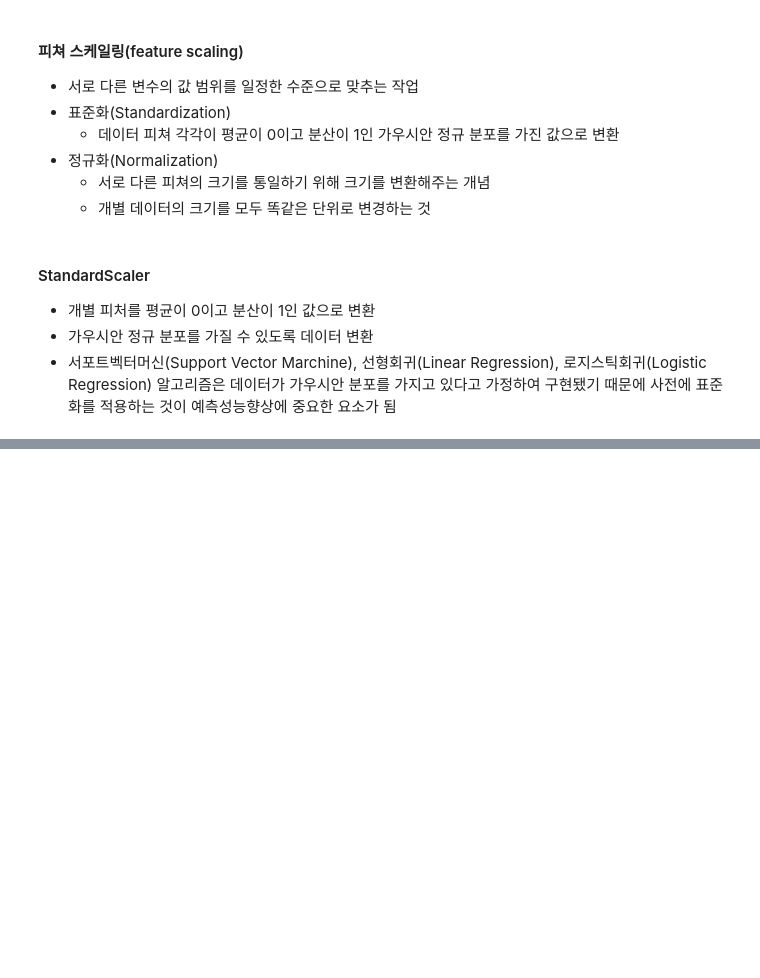
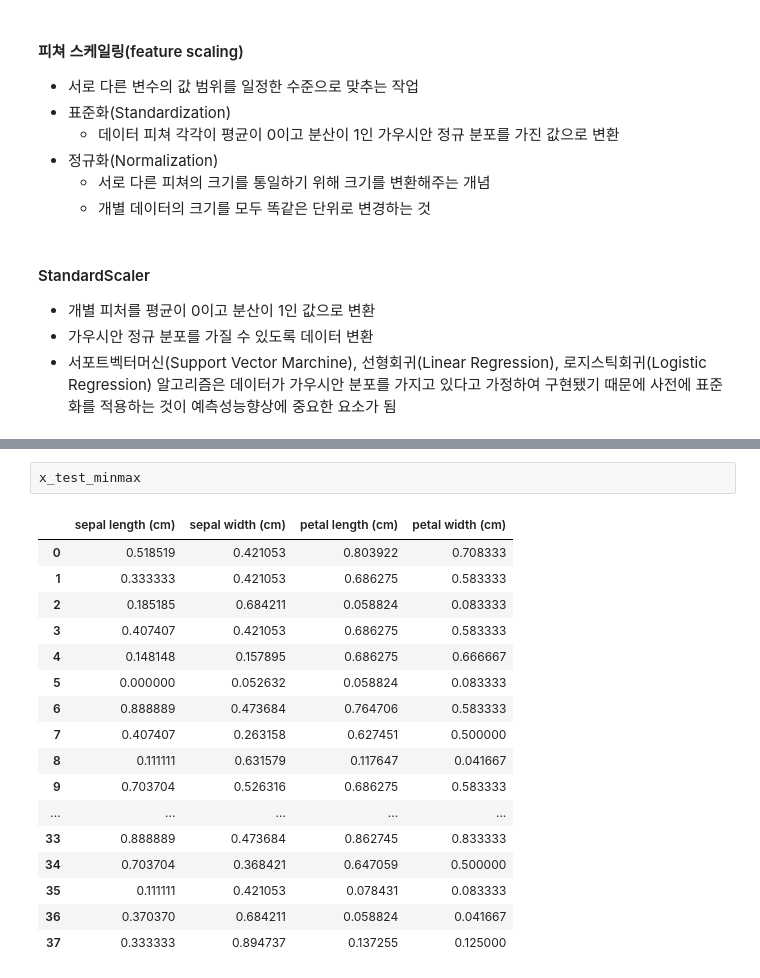
Before and after one commit to Jung-jieun/python-big-data-analysis, a Jupyter notebook: EDA.ipynb, the cells around one changed output, grey strips where cells are left out. Saved outputs shown, nothing was run; the diff lists cells and outputs as text; blank space fills up the shorter version.

```diff
--- a/EDA.ipynb
+++ b/EDA.ipynb
@@ -162,0 +403,20 @@ df2
+# %%
+x_test_minmax
+# %% [output]
+|  | sepal length (cm) | sepal width (cm) | petal length (cm) | petal width (cm) |
+| 0 | 0.518519 | 0.421053 | 0.803922 | 0.708333 |
+| 1 | 0.333333 | 0.421053 | 0.686275 | 0.583333 |
+| 2 | 0.185185 | 0.684211 | 0.058824 | 0.083333 |
+| 3 | 0.407407 | 0.421053 | 0.686275 | 0.583333 |
+| 4 | 0.148148 | 0.157895 | 0.686275 | 0.666667 |
+| 5 | 0.000000 | 0.052632 | 0.058824 | 0.083333 |
+| 6 | 0.888889 | 0.473684 | 0.764706 | 0.583333 |
+| 7 | 0.407407 | 0.263158 | 0.627451 | 0.500000 |
+| 8 | 0.111111 | 0.631579 | 0.117647 | 0.041667 |
+| 9 | 0.703704 | 0.526316 | 0.686275 | 0.583333 |
+| ... | ... | ... | ... | ... |
+| 33 | 0.888889 | 0.473684 | 0.862745 | 0.833333 |
+| 34 | 0.703704 | 0.368421 | 0.647059 | 0.500000 |
+| 35 | 0.111111 | 0.421053 | 0.078431 | 0.083333 |
+| 36 | 0.370370 | 0.684211 | 0.058824 | 0.041667 |
+| 37 | 0.333333 | 0.894737 | 0.137255 | 0.125000 |
```
Also changed, not shown: parts of 27 cells of this notebook.
